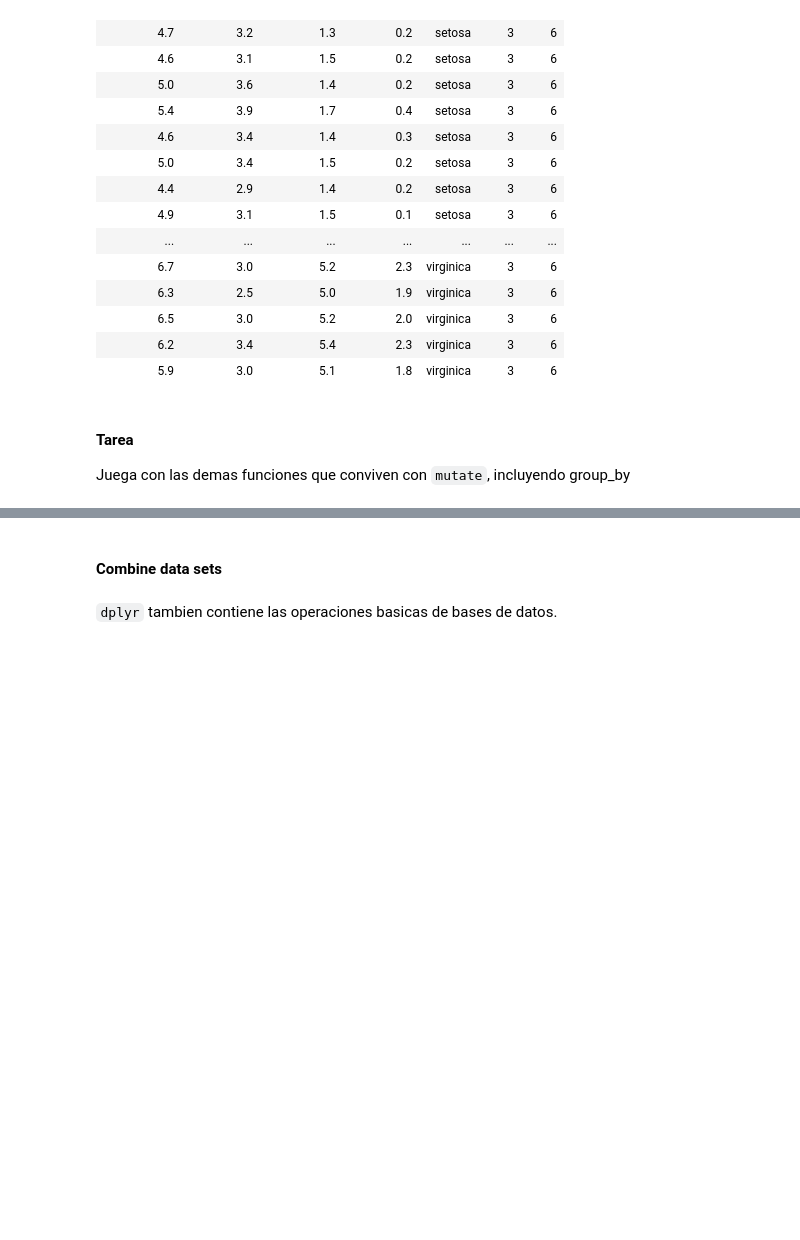
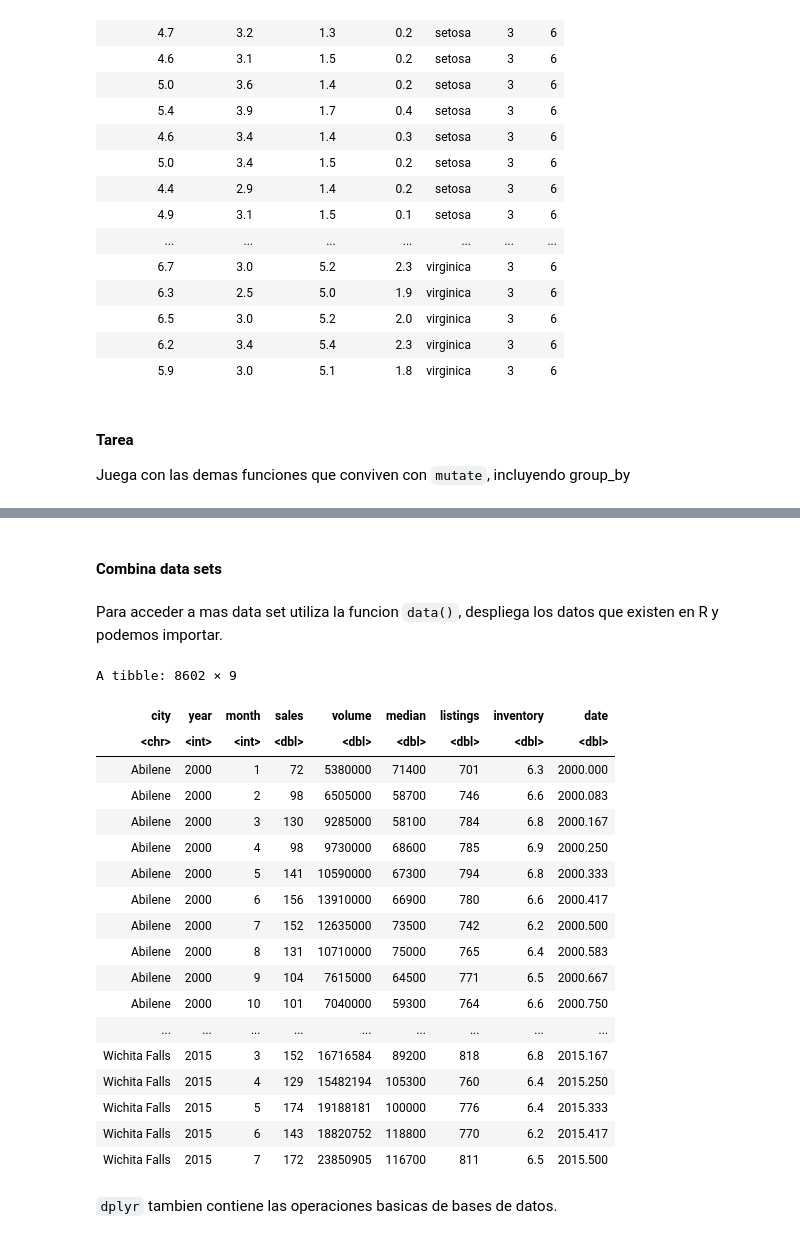
Before and after one commit to IEXE-Tec/computo-datos-masivos, a Jupyter notebook: 06_R_Sagemaker.ipynb, the cells around one changed output, grey strips where cells are left out. Cells and saved outputs as stored; diff of their text form; code cells hidden in the pictures; blank space fills up the shorter version.

```diff
--- a/06_R_Sagemaker.ipynb
+++ b/06_R_Sagemaker.ipynb
@@ -990,4 +990,6 @@ Juega con las demas funciones que conviven con `mutate`, incluyendo group_by
 # %%
 # Aqui tu codigo
 # %% [markdown]
-#### Combine data sets
+#### Combina data sets
+# %% [markdown]
+Para acceder a mas data set utiliza la funcion `data()`, despliega los datos que existen en R y podemos importar.
@@ -994,3 +998,26 @@ Juega con las demas funciones que conviven con `mutate`, incluyendo group_by
+# %%
+dfh <- as_tibble(txhousing)
+dfo
+# %% [output]
+A tibble: 8602 × 9
+| city | year | month | sales | volume | median | listings | inventory | date |
+| <chr> | <int> | <int> | <dbl> | <dbl> | <dbl> | <dbl> | <dbl> | <dbl> |
+| Abilene | 2000 | 1 | 72 | 5380000 | 71400 | 701 | 6.3 | 2000.000 |
+| Abilene | 2000 | 2 | 98 | 6505000 | 58700 | 746 | 6.6 | 2000.083 |
+| Abilene | 2000 | 3 | 130 | 9285000 | 58100 | 784 | 6.8 | 2000.167 |
+| Abilene | 2000 | 4 | 98 | 9730000 | 68600 | 785 | 6.9 | 2000.250 |
+| Abilene | 2000 | 5 | 141 | 10590000 | 67300 | 794 | 6.8 | 2000.333 |
+| Abilene | 2000 | 6 | 156 | 13910000 | 66900 | 780 | 6.6 | 2000.417 |
+| Abilene | 2000 | 7 | 152 | 12635000 | 73500 | 742 | 6.2 | 2000.500 |
+| Abilene | 2000 | 8 | 131 | 10710000 | 75000 | 765 | 6.4 | 2000.583 |
+| Abilene | 2000 | 9 | 104 | 7615000 | 64500 | 771 | 6.5 | 2000.667 |
+| Abilene | 2000 | 10 | 101 | 7040000 | 59300 | 764 | 6.6 | 2000.750 |
+| ... | ... | ... | ... | ... | ... | ... | ... | ... |
+| Wichita Falls | 2015 | 3 | 152 | 16716584 | 89200 | 818 | 6.8 | 2015.167 |
+| Wichita Falls | 2015 | 4 | 129 | 15482194 | 105300 | 760 | 6.4 | 2015.250 |
+| Wichita Falls | 2015 | 5 | 174 | 19188181 | 100000 | 776 | 6.4 | 2015.333 |
+| Wichita Falls | 2015 | 6 | 143 | 18820752 | 118800 | 770 | 6.2 | 2015.417 |
+| Wichita Falls | 2015 | 7 | 172 | 23850905 | 116700 | 811 | 6.5 | 2015.500 |
 # %% [markdown]
 `dplyr` tambien contiene las operaciones basicas de bases de datos.
 # %% [markdown]
```
Also changed, not shown: parts of 5 cells of this notebook.
